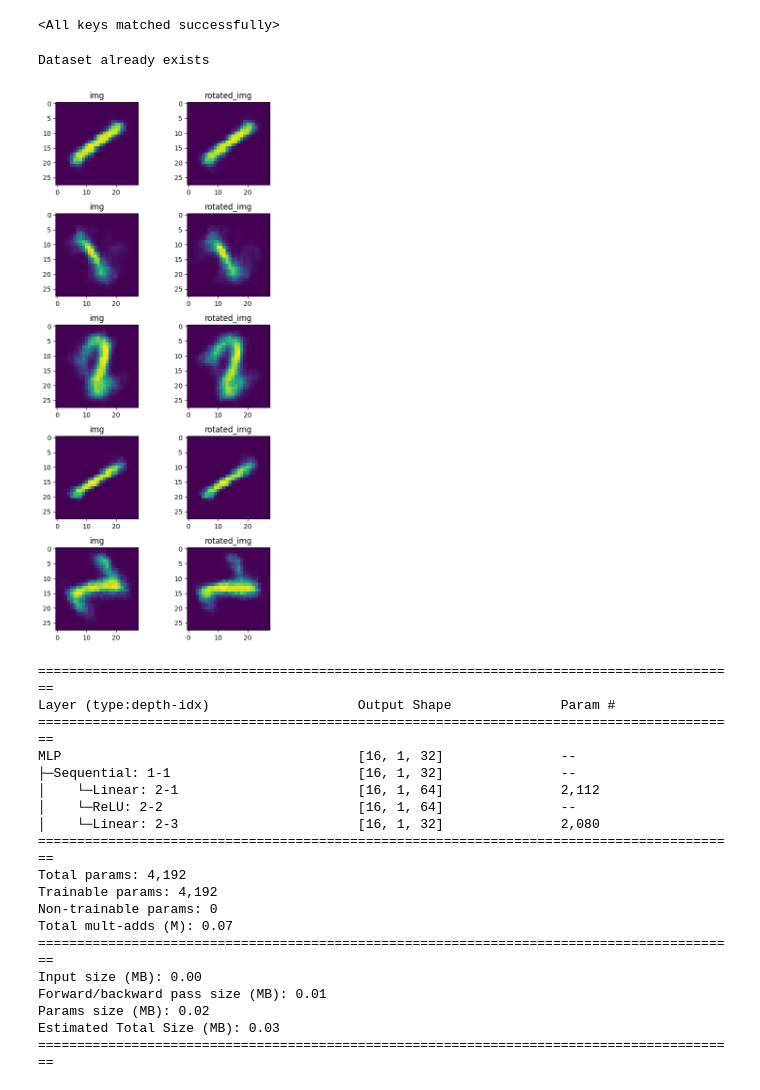
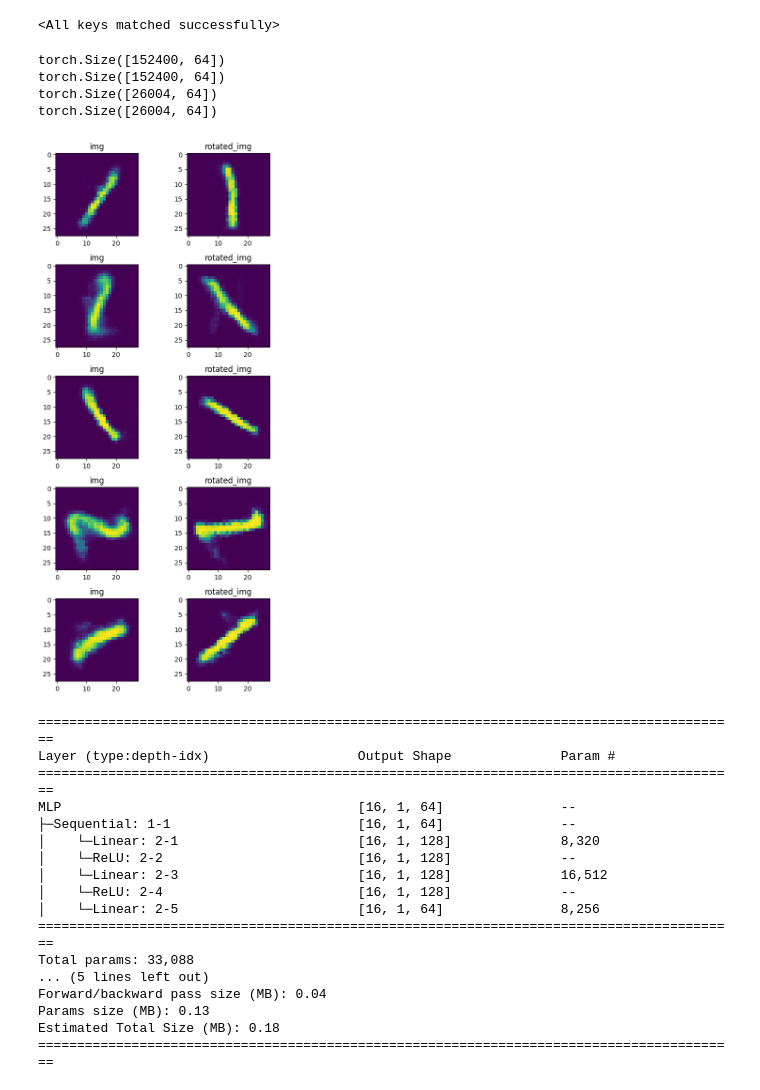
Before and after one commit to PritK99/symmetry, a Jupyter notebook: task2.ipynb, the cells around one changed output. Cells and saved outputs as stored; diff of their text form; code cells hidden in the pictures.

Commit message:
MLP trained to learn rotation in latent space

```diff
--- a/task2.ipynb
+++ b/task2.ipynb
@@ -76,11 +76,11 @@ class VAE(nn.Module):
 device = torch.device("cuda" if torch.cuda.is_available() else "cpu")
 print(f"Using device {device}")
 
-latent_dim = 32
-model = VAE(latent_dim)
-model = model.to(device)
-model_path = "task1_results/best_model.pt"
-model.load_state_dict(torch.load(model_path))
+latent_dim = 64
+vae = VAE(latent_dim)
+vae = vae.to(device)
+vae_model_path = "task1_results/best_model.pt"
+vae.load_state_dict(torch.load(vae_model_path))
 # %% [output]
 Using device cuda
 <All keys matched successfully>
@@ -107,13 +107,13 @@ if not (os.path.exists("data/train_rotated_latents.pt") and os.path.exists("data
     test_img_latents = []
     test_img_rotated_latents = []
 
-    model.eval()
+    vae.eval()
     with torch.no_grad():
         for img, label in tqdm(train_dataloader, desc="Creating Train Dataset"):
             img = img.to(device)
             label = label.to(device)
 
-            mu, logvar = model.encoder(img)
+            mu, logvar = vae.encoder(img)
 
             for i in range(11):
                 train_img_latents.append(mu[i].detach().cpu())
@@ -127,7 +127,7 @@ if not (os.path.exists("data/train_rotated_latents.pt") and os.path.exists("data
             img = img.to(device)
             label = label.to(device)
 
-            mu, logvar = model.encoder(img)
+            mu, logvar = vae.encoder(img)
 
             for i in range(11):
                 test_img_latents.append(mu[i].detach().cpu())
@@ -151,7 +151,10 @@ if not (os.path.exists("data/train_rotated_latents.pt") and os.path.exists("data
 else:
     print("Dataset already exists")
 # %% [output]
-Dataset already exists
+torch.Size([152400, 64])
+torch.Size([152400, 64])
+torch.Size([26004, 64])
+torch.Size([26004, 64])
 # %%
 train_data_pt = torch.load('data/train_rotated_latents.pt')
 images = train_data_pt['img_latents']
@@ -171,37 +174,37 @@ test_dataloader = DataLoader(test_data, batch_size=batch_size, shuffle=False, pi
 # %%
 logvar = torch.zeros_like(train_data[0][0])
 std = torch.exp(0.5 * logvar)
 std = std.to(device)
 
 fig, axes = plt.subplots(5, 2, figsize=(6, 12))
 
 i = 0
-model.eval()
+vae.eval()
 with torch.no_grad():
     for latent, rotated_latent in train_data:
         latent = latent.to(device)
         rotated_latent = rotated_latent.to(device)
 
         eps = torch.randn_like(std)
         z1 = latent + eps * std
         z2 = rotated_latent + eps * std
 
-        img = model.decoder(z1.unsqueeze(0))
-        rotated_img = model.decoder(z2.unsqueeze(0))
+        img = vae.decoder(z1.unsqueeze(0))
+        rotated_img = vae.decoder(z2.unsqueeze(0))
 
         axes[i, 0].imshow(img.squeeze(0).squeeze(0).cpu())
         axes[i, 0].set_title("img")
         axes[i, 1].imshow(rotated_img.squeeze(0).squeeze(0).cpu())
         axes[i, 1].set_title("rotated_img")
 
         i += 1
         if (i == 5):
             break
 
 plt.tight_layout()
 plt.show()
 # %% [output]
-[figure, old version]
+[figure, new version]
 # %%
 class MLP(nn.Module):
     def __init__(self, latent_dim):
@@ -319,30 +325,28 @@ def train(num_epochs, model, vae, train_dataloader, test_dataloader, loss_func,
 
     return train_losses, test_losses
 # %%
-latent_dim = 32
+latent_dim = 64
 mlp = MLP(latent_dim)
 mlp = mlp.to(device)
 
-summary(mlp, (16, 1, 32))
+summary(mlp, (16, 1, 64))
 # %% [output]
 ==========================================================================================
 Layer (type:depth-idx)                   Output Shape              Param #
 ==========================================================================================
-MLP                                      [16, 1, 32]               --
-├─Sequential: 1-1                        [16, 1, 32]               --
-│    └─Linear: 2-1                       [16, 1, 64]               2,112
-│    └─ReLU: 2-2                         [16, 1, 64]               --
-│    └─Linear: 2-3                       [16, 1, 32]               2,080
+MLP                                      [16, 1, 64]               --
+├─Sequential: 1-1                        [16, 1, 64]               --
+│    └─Linear: 2-1                       [16, 1, 128]              8,320
+│    └─ReLU: 2-2                         [16, 1, 128]              --
+│    └─Linear: 2-3                       [16, 1, 128]              16,512
+│    └─ReLU: 2-4                         [16, 1, 128]              --
+│    └─Linear: 2-5                       [16, 1, 64]               8,256
 ==========================================================================================
-Total params: 4,192
-Trainable params: 4,192
-Non-trainable params: 0
-Total mult-adds (M): 0.07
+Total params: 33,088
+... (5 lines left out)
+Forward/backward pass size (MB): 0.04
+Params size (MB): 0.13
+Estimated Total Size (MB): 0.18
 ==========================================================================================
-Input size (MB): 0.00
-Forward/backward pass size (MB): 0.01
-Params size (MB): 0.02
-Estimated Total Size (MB): 0.03
-==========================================================================================
 # %%
 os.makedirs("task2_results", exist_ok=True)
```
Also changed, not shown: parts of 2 cells of this notebook, 4 other files.
